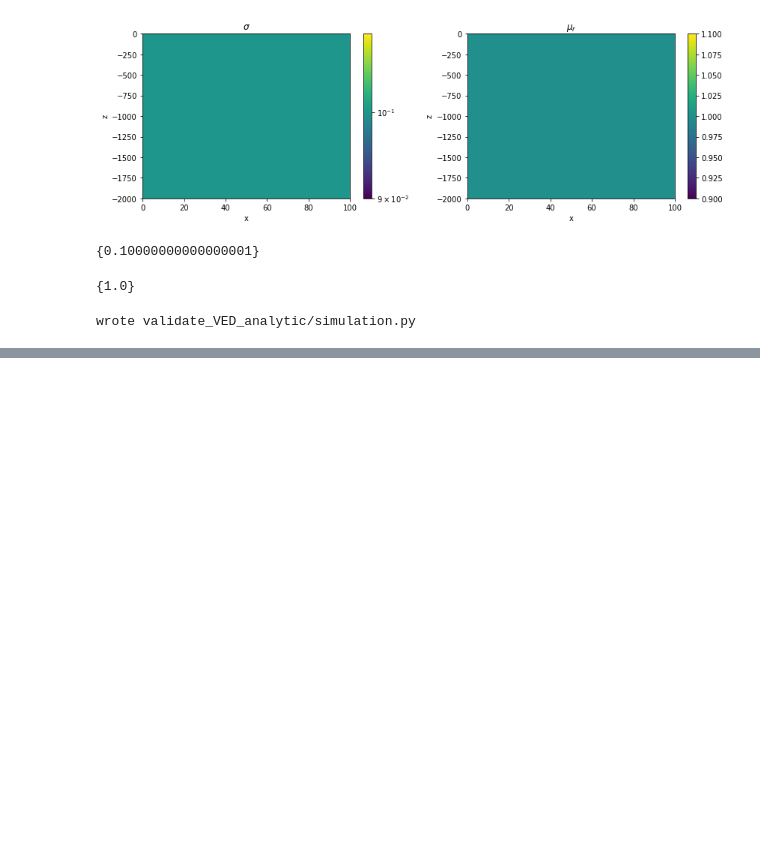
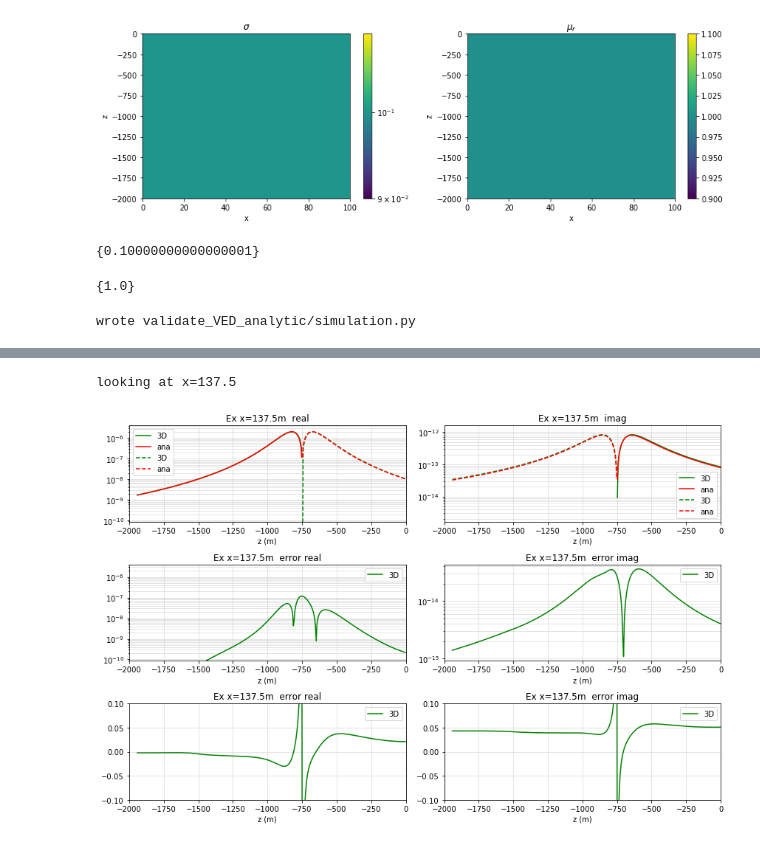
Before and after one commit to simpeg-research/casingSimulations, a Jupyter notebook: notebooks/validation/validate_VED_analytic.ipynb, the cells around one changed output, grey strips where cells are left out. Saved outputs shown, nothing was run; the diff lists cells and outputs as text; code cells hidden in the pictures; blank space fills up the shorter version.

```diff
--- a/notebooks/validation/validate_VED_analytic.ipynb
+++ b/notebooks/validation/validate_VED_analytic.ipynb
@@ -163,0 +381,11 @@ wrote validate_VED_analytic/simulation.py
+# %%
+x_ind =  80
+print('looking at x={}'.format(mesh2D.vectorCCx[x_ind]))
+
+fig, ax = plot_lines(
+    mesh2D.vectorCCz, e3D_x[x_ind, :], eana_x[x_ind, :], xlim=[-2000., 0.],
+    name='Ex x={}m '.format(mesh2D.vectorCCx[x_ind]), xlabel = 'z (m)'
+)
+# %% [output]
+looking at x=137.5
+[figure, added]
```
Also changed, not shown: parts of 18 cells of this notebook, 1 other file.
